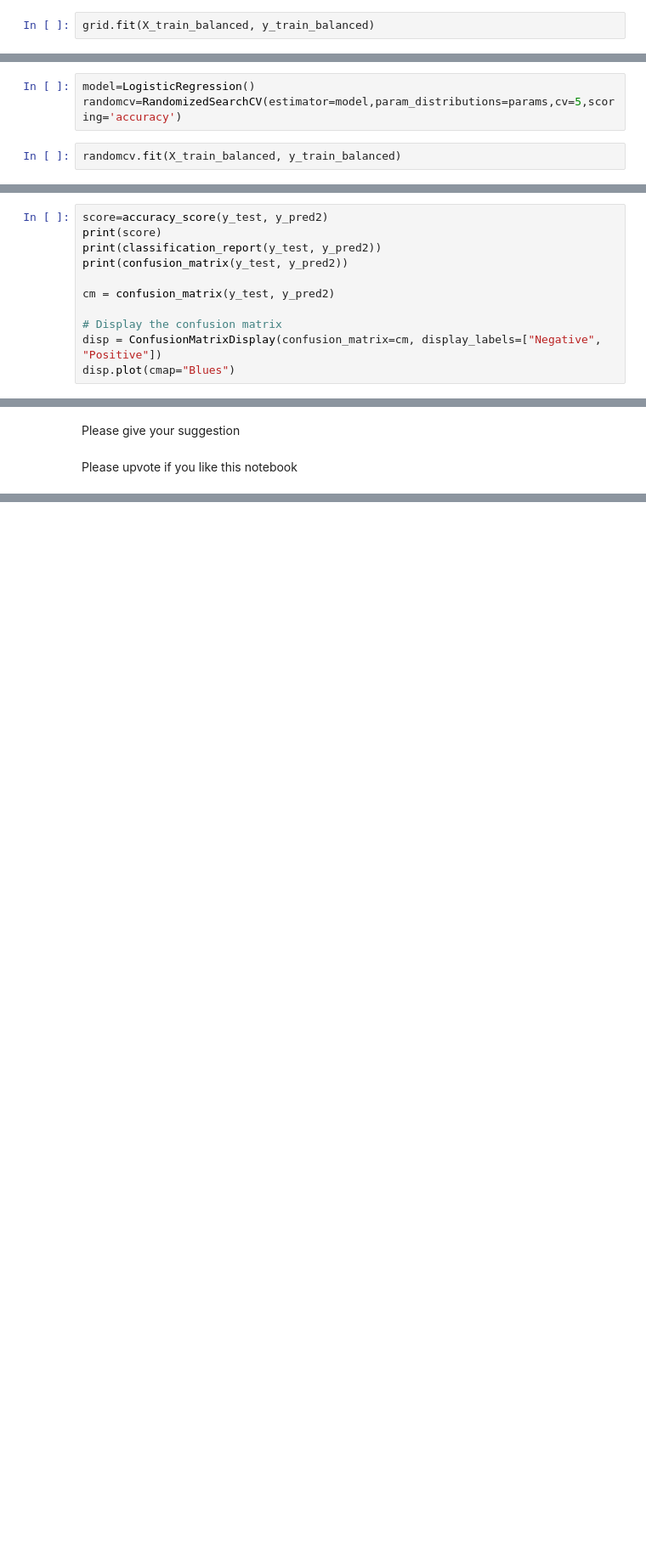
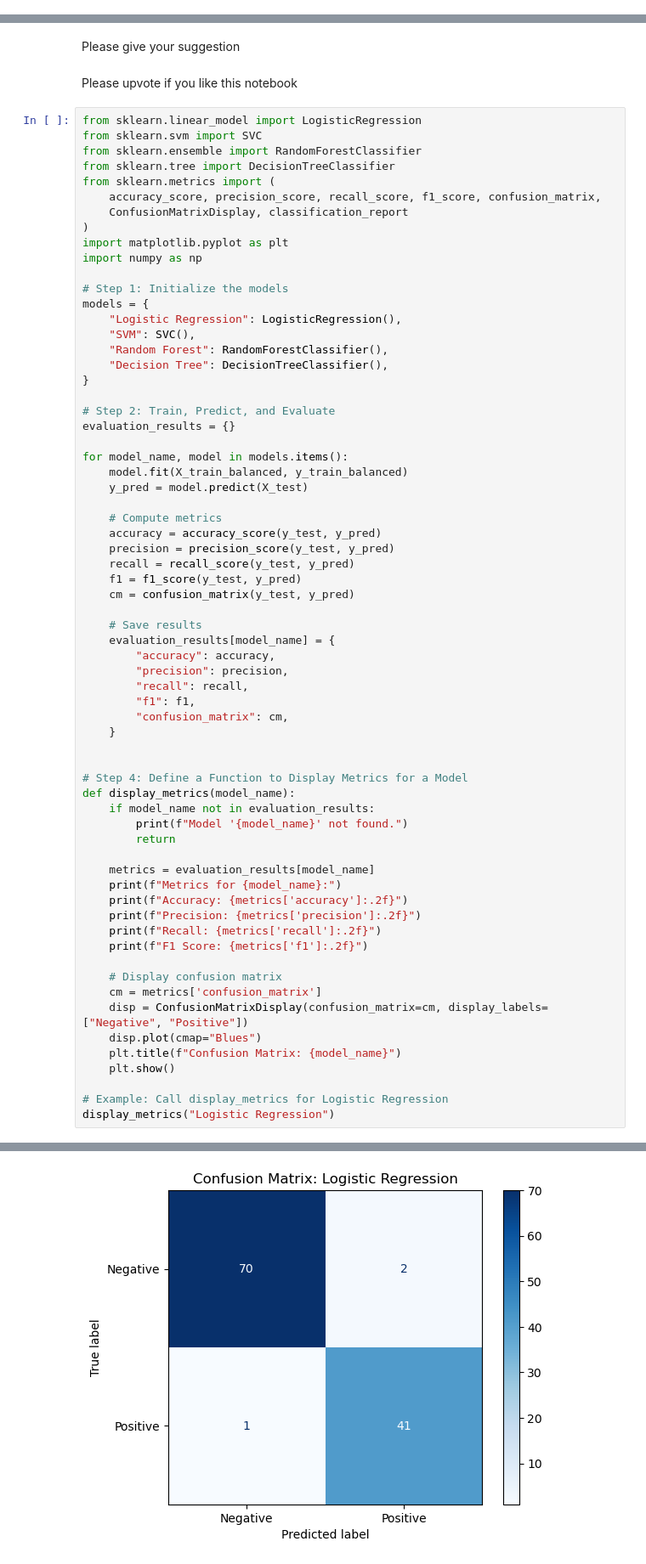
Before and after one commit to Niklauzi/Breast-Cancer-Wisconsin-Diagnostic, a Jupyter notebook: Breast Cancer Wisconsin Diagnostic.ipynb, the cells around one changed output, grey strips where cells are left out. Shown at 85% size. Saved outputs shown, nothing was run; the diff lists cells and outputs as text; blank space fills up the shorter version.

```diff
--- a/Breast Cancer Wisconsin Diagnostic.ipynb
+++ b/Breast Cancer Wisconsin Diagnostic.ipynb
@@ -516,2 +433,0 @@ GridSearchCV(cv=StratifiedKFold(n_splits=5, random_state=None, shuffle=False),
-# %%
-grid.fit(X_train_balanced, y_train_balanced)
@@ -570,5 +433,0 @@ params = {
-# %%
-model=LogisticRegression()
-randomcv=RandomizedSearchCV(estimator=model,param_distributions=params,cv=5,scoring='accuracy')
-# %%
-randomcv.fit(X_train_balanced, y_train_balanced)
@@ -593,11 +433,0 @@ y_pred2=randomcv.predict(X_test)
-# %%
-score=accuracy_score(y_test, y_pred2)
-print(score)
-print(classification_report(y_test, y_pred2))
-print(confusion_matrix(y_test, y_pred2))
-
-cm = confusion_matrix(y_test, y_pred2)
-
-# Display the confusion matrix
-disp = ConfusionMatrixDisplay(confusion_matrix=cm, display_labels=["Negative", "Positive"])
-disp.plot(cmap="Blues")
@@ -731,3 +531,70 @@ This bar chart displays the feature importance based on the absolute values of l
 Please give your suggestion
 # %% [markdown]
 Please upvote if you like this notebook
+# %%
+from sklearn.linear_model import LogisticRegression
+from sklearn.svm import SVC
+from sklearn.ensemble import RandomForestClassifier
+from sklearn.tree import DecisionTreeClassifier
+from sklearn.metrics import (
+    accuracy_score, precision_score, recall_score, f1_score, confusion_matrix,
+    ConfusionMatrixDisplay, classification_report
+)
+import matplotlib.pyplot as plt
+import numpy as np
+
+# Step 1: Initialize the models
+models = {
+    "Logistic Regression": LogisticRegression(),
+    "SVM": SVC(),
+    "Random Forest": RandomForestClassifier(),
+    "Decision Tree": DecisionTreeClassifier(),
+}
+
+# Step 2: Train, Predict, and Evaluate
+evaluation_results = {}
+
+for model_name, model in models.items():
+    model.fit(X_train_balanced, y_train_balanced)
+    y_pred = model.predict(X_test)
+
+    # Compute metrics
+    accuracy = accuracy_score(y_test, y_pred)
+    precision = precision_score(y_test, y_pred)
+    recall = recall_score(y_test, y_pred)
+    f1 = f1_score(y_test, y_pred)
+    cm = confusion_matrix(y_test, y_pred)
+
+    # Save results
+    evaluation_results[model_name] = {
+        "accuracy": accuracy,
+        "precision": precision,
+        "recall": recall,
+        "f1": f1,
+        "confusion_matrix": cm,
+    }
+
+
+# Step 4: Define a Function to Display Metrics for a Model
+def display_metrics(model_name):
+    if model_name not in evaluation_results:
+        print(f"Model '{model_name}' not found.")
+        return
+
+    metrics = evaluation_results[model_name]
+    print(f"Metrics for {model_name}:")
+    print(f"Accuracy: {metrics['accuracy']:.2f}")
+    print(f"Precision: {metrics['precision']:.2f}")
+    print(f"Recall: {metrics['recall']:.2f}")
+    print(f"F1 Score: {metrics['f1']:.2f}")
+
+    # Display confusion matrix
+    cm = metrics['confusion_matrix']
+    disp = ConfusionMatrixDisplay(confusion_matrix=cm, display_labels=["Negative", "Positive"])
+    disp.plot(cmap="Blues")
+    plt.title(f"Confusion Matrix: {model_name}")
+    plt.show()
+
+# Example: Call display_metrics for Logistic Regression
+display_metrics("Logistic Regression")
+# %% [output]
@@ -733,0 +606 @@ Please upvote if you like this notebook
+[figure, added]
```
Also changed, not shown: parts of 72 cells of this notebook.
